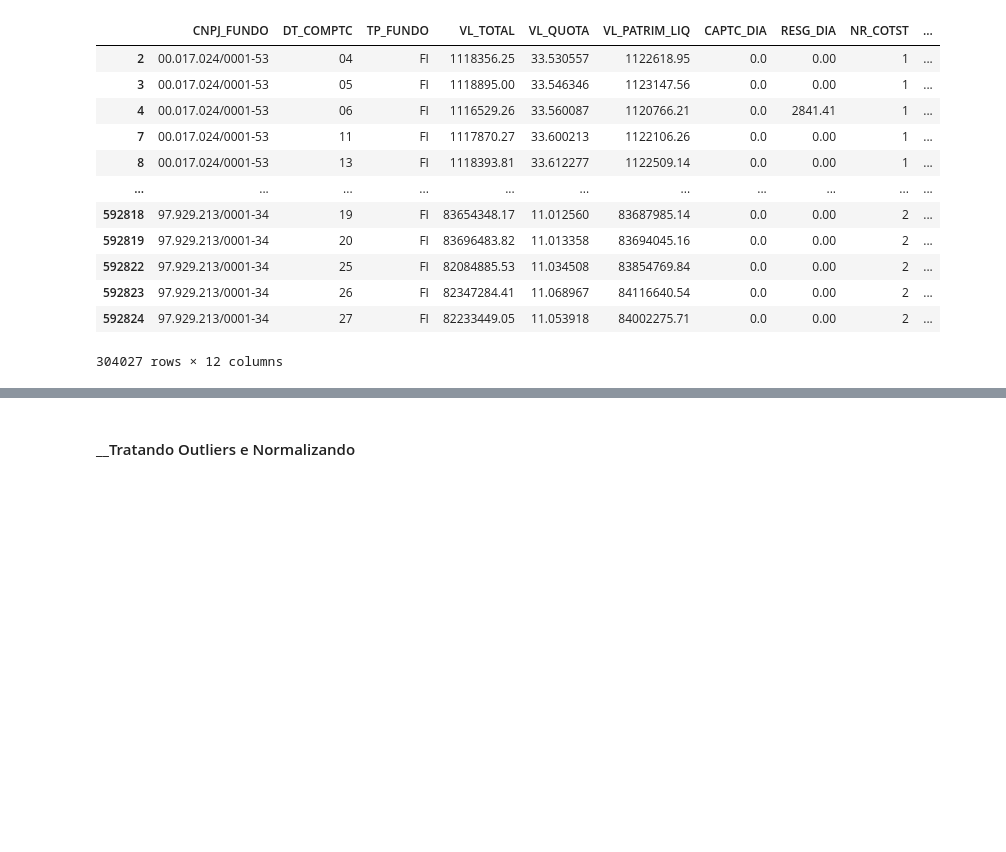
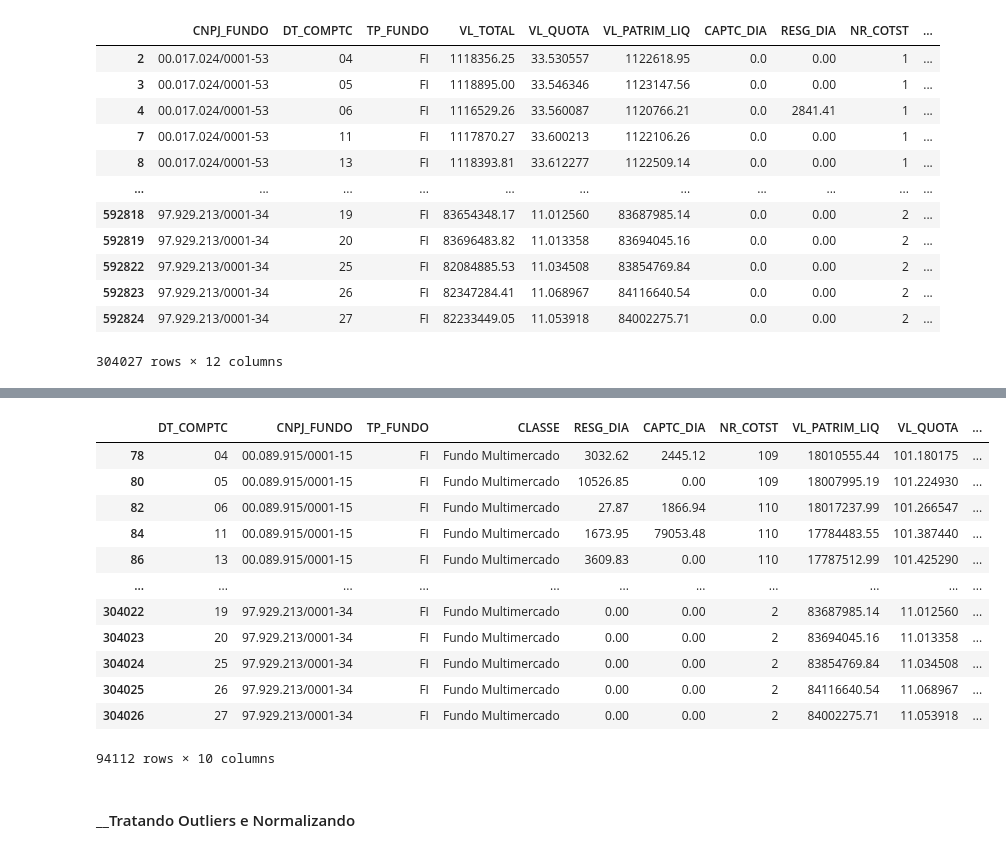
Before and after one commit to Moriblo/MVP_Spt4_EngSoft, a Jupyter notebook: MVP_SPT4_EngSoft_MLFI.ipynb, the cells around one changed output, grey strips where cells are left out. Cells and saved outputs as stored; diff of their text form; code cells hidden in the pictures; blank space fills up the shorter version.

```diff
--- a/MVP_SPT4_EngSoft_MLFI.ipynb
+++ b/MVP_SPT4_EngSoft_MLFI.ipynb
@@ -228,3 +186,61 @@ Warning: total number of rows (33613) exceeds max_rows (20000). Limiting to firs
+# %%
+# Mantém somente os atributos empiricamente relevantes mais o atributo alvo calculado (SUGESTÃO)
+df_atrib = df_atrib.reset_index()
+df_atrib = df_atrib[['DT_COMPTC','CNPJ_FUNDO', 'TP_FUNDO', 'CLASSE', 'RESG_DIA', 'CAPTC_DIA', 'NR_COTST', 'VL_PATRIM_LIQ', 'VL_QUOTA', \
+                     'SUGESTÃO']]
+
+# Trabalhando sobre NR_COTST (Número de Cotistas)
+df_atrib['NR_COTST'] = df_atrib['NR_COTST'].astype(int)
+df_atrib = df_atrib[(df_atrib['NR_COTST'] > 1)]
+
+# Trabalhando sobre CLASSE (Classe do Fundo)
+"""
+1 - Estas CLASSES (*) de Fundos não serão consideradas neste trabalho por terem objetivos e carteiras específicas, e por isso
+o comportamento de seu conjunto de atributos diferir significativamente entre si, incorrendo por distorcer os dados.
+
+Fundo de Curto Prazo (*)
+Fundo Cambial (*)
+Fundo Referenciado (*)
+Fundo da Dívida Externa (*)
+FMP-FGTS (*)
+
+2 - Dos fundos que apresentam maior similaridade de comportamente, optou-se por "focar" no Multimercado, por ser um fundo de investimento
+de perfil intermediário entre os dois outros. Vide descrição detalhada na sequência
+
+Fundo de Renda Fixa
+__Fundo Multimercado__
+Fundo de Ações
+
+Fundos de Renda Fixa: Esses fundos investem pelo menos 80% de seus recursos em títulos públicos ou privados,
+pré ou pós-fixados. O principal fator de risco é a variação da taxa de juros ou de índice de preços. Dada essa
+característica, os fundos de renda fixa têm uma rentabilidade potencial menor do que o dos fundos de ações ou multimercados.
+
+Fundos Multimercado: Esses fundos seguem a lógica da diversificação, pois investem em diferentes modalidades de aplicações.
+Dependendo da estratégia, o gestor tem total liberdade para alocar o patrimônio do fundo da forma como desejar, para proporcionar
+a maior rentabilidade possível ao cotista. Eles podem investir em CDB, ações, FIIs, derivados e diversos outros. Na escala de fundos,
+os multimercados são um meio termo entre os fundos de renda fixa e os de ações.
+
+Fundos de Ações: Esses fundos investem em papéis de empresas. Eles são considerados os mais arrojados entre os fundos,
+pois envolvem mais riscos e, consequentemente, mais retorno.
+"""
+
+df_atrib = df_atrib[(df_atrib['CLASSE'] == "Fundo Multimercado")]
+
+df_atrib
+# %% [output]
+|  | DT_COMPTC | CNPJ_FUNDO | TP_FUNDO | CLASSE | RESG_DIA | CAPTC_DIA | NR_COTST | VL_PATRIM_LIQ | VL_QUOTA | ... |
+| 78 | 04 | 00.089.915/0001-15 | FI | Fundo Multimercado | 3032.62 | 2445.12 | 109 | 18010555.44 | 101.180175 | ... |
+| 80 | 05 | 00.089.915/0001-15 | FI | Fundo Multimercado | 10526.85 | 0.00 | 109 | 18007995.19 | 101.224930 | ... |
+| 82 | 06 | 00.089.915/0001-15 | FI | Fundo Multimercado | 27.87 | 1866.94 | 110 | 18017237.99 | 101.266547 | ... |
+| 84 | 11 | 00.089.915/0001-15 | FI | Fundo Multimercado | 1673.95 | 79053.48 | 110 | 17784483.55 | 101.387440 | ... |
+| 86 | 13 | 00.089.915/0001-15 | FI | Fundo Multimercado | 3609.83 | 0.00 | 110 | 17787512.99 | 101.425290 | ... |
+| ... | ... | ... | ... | ... | ... | ... | ... | ... | ... | ... |
+| 304022 | 19 | 97.929.213/0001-34 | FI | Fundo Multimercado | 0.00 | 0.00 | 2 | 83687985.14 | 11.012560 | ... |
+| 304023 | 20 | 97.929.213/0001-34 | FI | Fundo Multimercado | 0.00 | 0.00 | 2 | 83694045.16 | 11.013358 | ... |
+| 304024 | 25 | 97.929.213/0001-34 | FI | Fundo Multimercado | 0.00 | 0.00 | 2 | 83854769.84 | 11.034508 | ... |
+| 304025 | 26 | 97.929.213/0001-34 | FI | Fundo Multimercado | 0.00 | 0.00 | 2 | 84116640.54 | 11.068967 | ... |
+| 304026 | 27 | 97.929.213/0001-34 | FI | Fundo Multimercado | 0.00 | 0.00 | 2 | 84002275.71 | 11.053918 | ... |
+94112 rows × 10 columns
 # %% [markdown]
 #### __Tratando Outliers e Normalizando
 # %%
```
Also changed, not shown: parts of 6 cells of this notebook.
